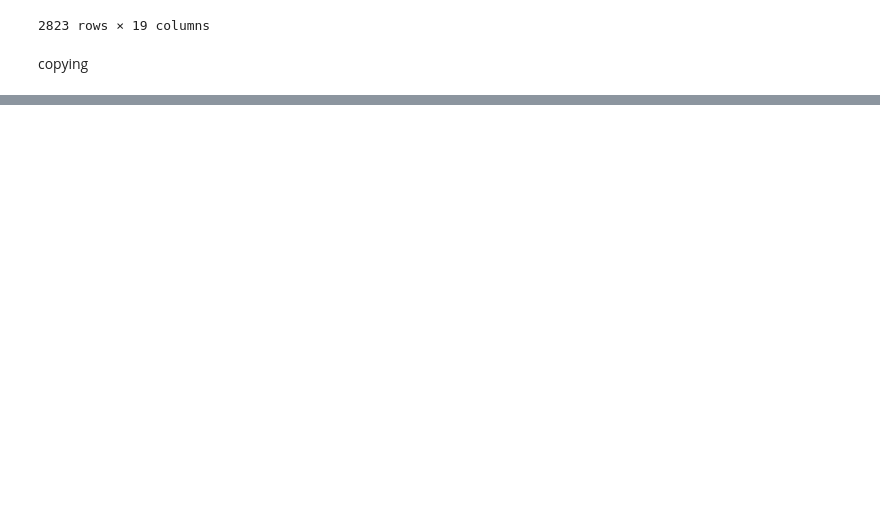
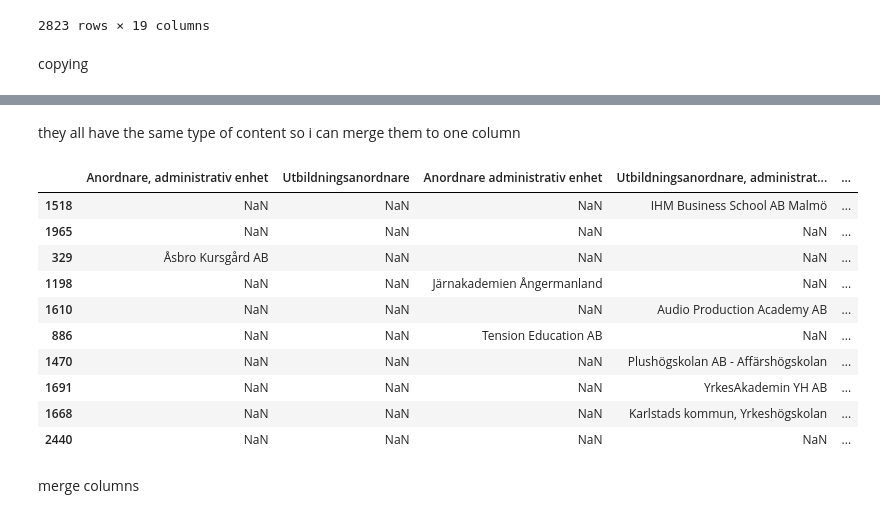
Before and after one commit to LAjoyan/EDA_Pandas, a Jupyter notebook: part_2/part_2.ipynb, the cells around one changed output, grey strips where cells are left out. Cells and saved outputs as stored; diff of their text form; code cells hidden in the pictures; blank space fills up the shorter version.

```diff
--- a/part_2/part_2.ipynb
+++ b/part_2/part_2.ipynb
@@ -221,0 +326,18 @@ Index(['Län', 'Kommun', 'Utbildningsområde', 'Utbildningsnamn',
+# %% [markdown]
+they all have the same type of content so i can merge them to one column
+# %%
+df[['Anordnare, administrativ enhet','Utbildningsanordnare', 'Anordnare administrativ enhet', 'Utbildningsanordnare, administrativ enhet', 'Utbildningsanordnare administrativ enhet']].sample(10)
+# %% [output]
+|  | Anordnare, administrativ enhet | Utbildningsanordnare | Anordnare administrativ enhet | Utbildningsanordnare, administrat... | ... |
+| 1518 | NaN | NaN | NaN | IHM Business School AB Malmö | ... |
+| 1965 | NaN | NaN | NaN | NaN | ... |
+| 329 | Åsbro Kursgård AB | NaN | NaN | NaN | ... |
+| 1198 | NaN | NaN | Järnakademien Ångermanland | NaN | ... |
+| 1610 | NaN | NaN | NaN | Audio Production Academy AB | ... |
+| 886 | NaN | NaN | Tension Education AB | NaN | ... |
+| 1470 | NaN | NaN | NaN | Plushögskolan AB - Affärshögskolan | ... |
+| 1691 | NaN | NaN | NaN | YrkesAkademin YH AB | ... |
+| 1668 | NaN | NaN | NaN | Karlstads kommun, Yrkeshögskolan | ... |
+| 2440 | NaN | NaN | NaN | NaN | ... |
+# %% [markdown]
+merge columns
```
Also changed, not shown: parts of 14 cells of this notebook.
